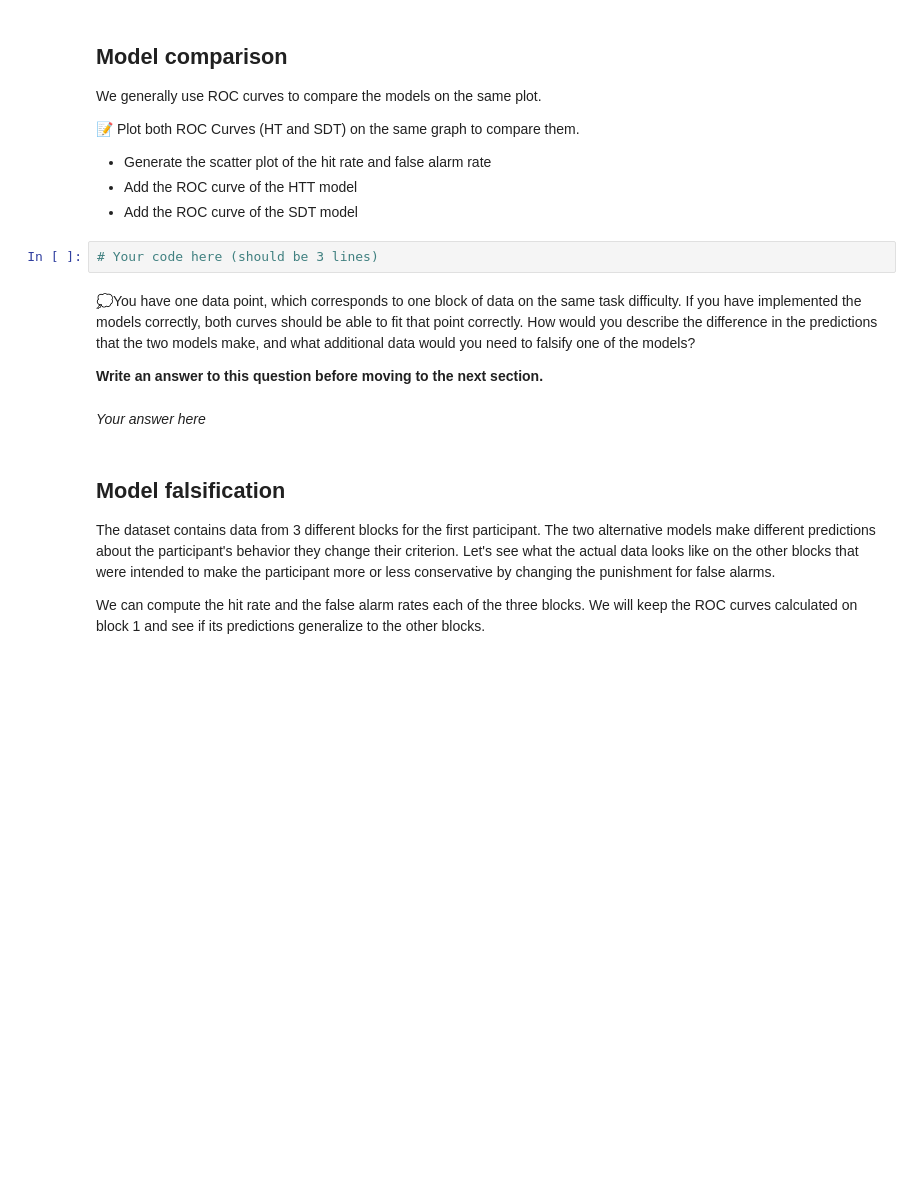
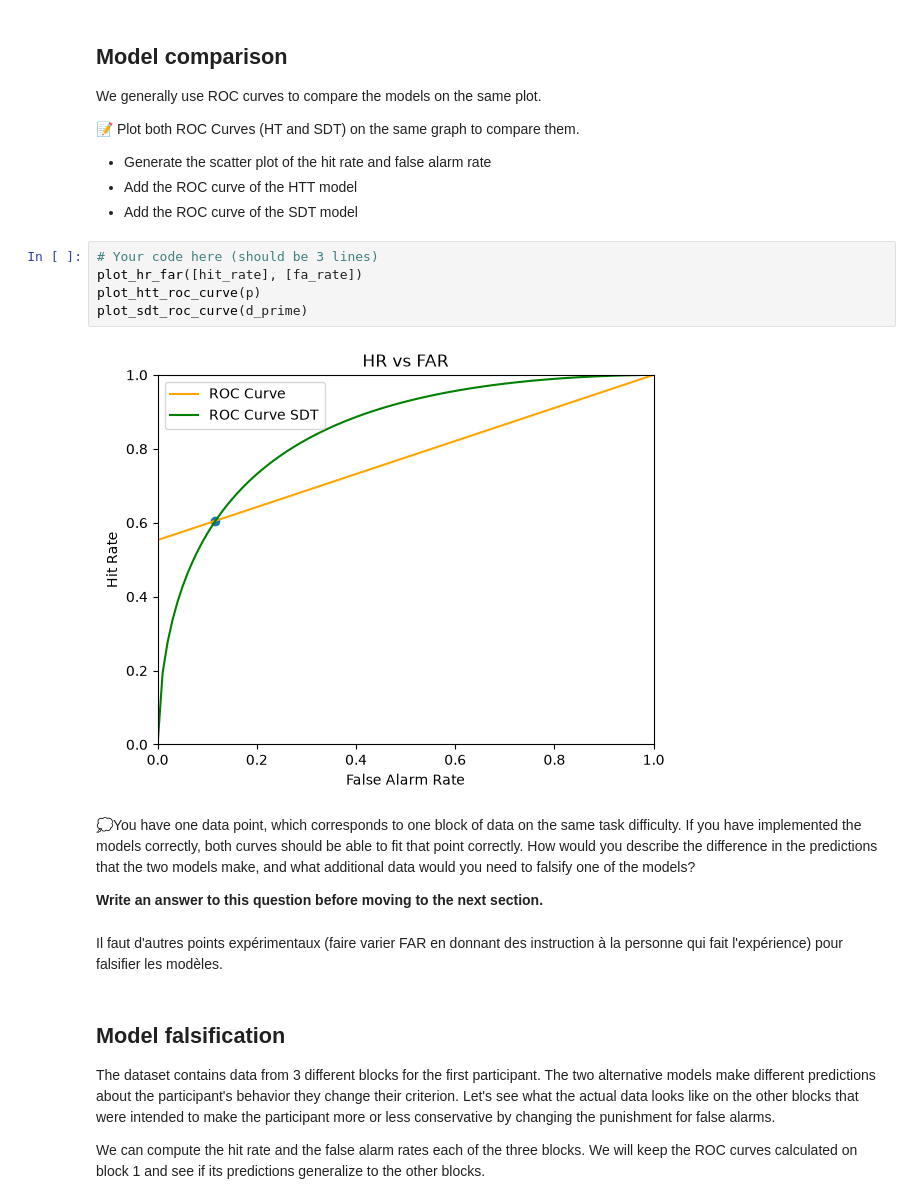
Before and after one commit to easiryne/cognitive-modeling-lab, a Jupyter notebook: TD_3/td3_notebook.ipynb, the cells around one changed output. Drawn from its saved outputs; the diff is of its cells as text; blank space fills up the shorter version.

```diff
--- a/TD_3/td3_notebook.ipynb
+++ b/TD_3/td3_notebook.ipynb
@@ -297,12 +310,17 @@ We generally use ROC curves to compare the models on the same plot.
 - Add the ROC curve of the SDT model
 # %%
 # Your code here (should be 3 lines)
+plot_hr_far([hit_rate], [fa_rate])
+plot_htt_roc_curve(p)
+plot_sdt_roc_curve(d_prime)
+# %% [output]
+[figure, added]
 # %% [markdown]
 💭You have one data point, which corresponds to one block of data on the same task difficulty. If you have implemented the models correctly, both curves should be able to fit that point correctly. How would you describe the difference in the predictions that the two models make, and what additional data would you need to falsify one of the models?
 
 **Write an answer to this question before moving to the next section.**
 # %% [markdown]
-_Your answer here_
+Il faut d'autres points expérimentaux (faire varier FAR en donnant des instruction à la personne qui fait l'expérience) pour falsifier les modèles.
 # %% [markdown]
 ## Model falsification
 The dataset contains data from 3 different blocks for the first participant. The two alternative models make different predictions about the participant's behavior they change their criterion. Let's see what the actual data looks like on the other blocks that were intended to make the participant more or less conservative by changing the punishment for false alarms.
```
Also changed, not shown: parts of 11 cells of this notebook.
